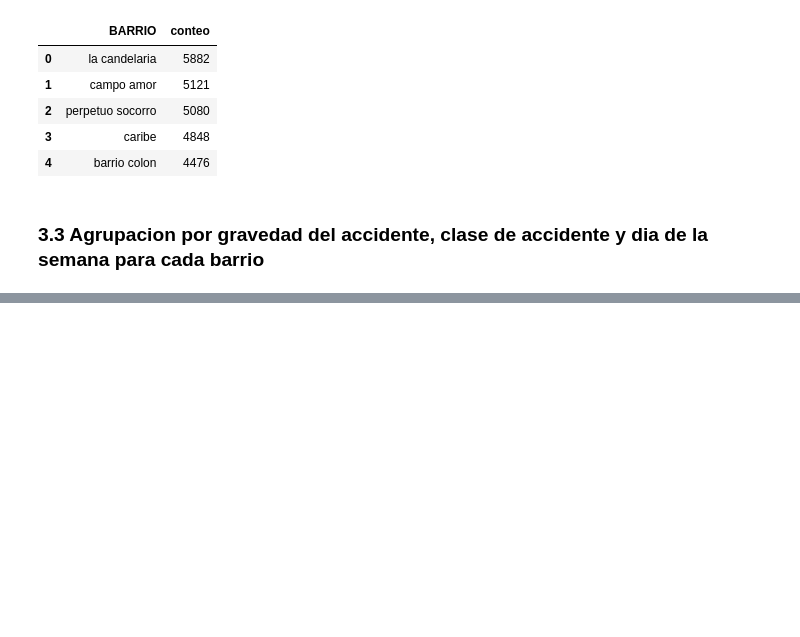
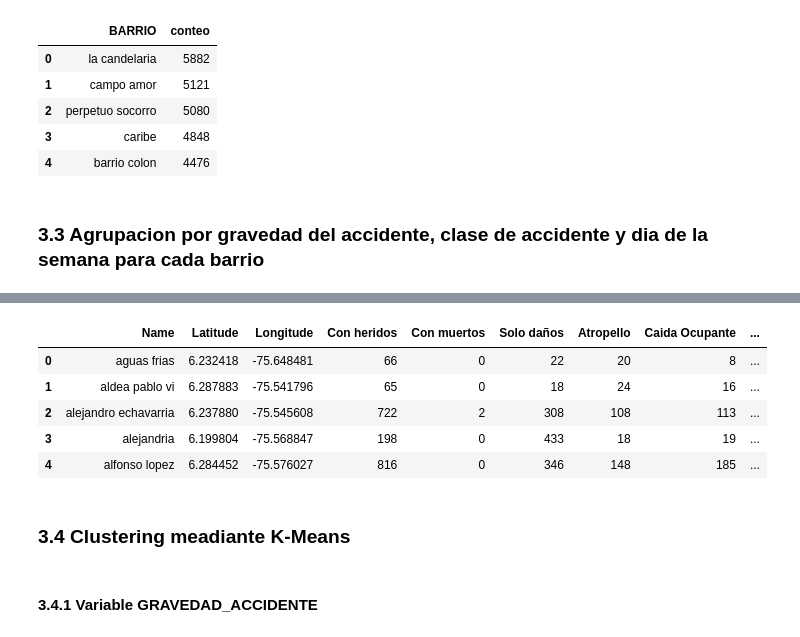
Before and after one commit to dgilrua/proyecto2-analitica, a Jupyter notebook: main.ipynb, the cells around one changed output, grey strips where cells are left out. Saved outputs shown, nothing was run; the diff lists cells and outputs as text; code cells hidden in the pictures; blank space fills up the shorter version.

```diff
--- a/main.ipynb
+++ b/main.ipynb
@@ -1001,0 +979,23 @@ array(['aguas frias', 'aldea pablo vi', 'alejandro echavarria',
+# %%
+#Llamado de las funciones antes creadas para extraer los datos
+valores_gravedad = gravedadAccidenteBarrios(barrios_2)
+valores_clase = claseAccidenteBarrios(barrios_2)
+valores_dia_semana = paymon(barrios_2)
+# %%
+#Crear dataframe para cada uno de los datos extraidos
+daframe_gravedad = pd.DataFrame(columns=header_gravedad, data=valores_gravedad)
+dataframe_clase = pd.DataFrame(columns=header_clase, data=valores_clase)
+dataframe_dia_semana = pd.DataFrame(columns=header_dia_semana, data=valores_dia_semana)
+# %%
+#Unir los dataframes creados
+df_agrupamiento = df_agrupamiento.join([daframe_gravedad, dataframe_clase, dataframe_dia_semana])
+# %%
+#Observar el dataframe creado
+df_agrupamiento.head()
+# %% [output]
+|  | Name | Latitude | Longitude | Con heridos | Con muertos | Solo daños | Atropello | Caida Ocupante | ... |
+| 0 | aguas frias | 6.232418 | -75.648481 | 66 | 0 | 22 | 20 | 8 | ... |
+| 1 | aldea pablo vi | 6.287883 | -75.541796 | 65 | 0 | 18 | 24 | 16 | ... |
+| 2 | alejandro echavarria | 6.237880 | -75.545608 | 722 | 2 | 308 | 108 | 113 | ... |
+| 3 | alejandria | 6.199804 | -75.568847 | 198 | 0 | 433 | 18 | 19 | ... |
+| 4 | alfonso lopez | 6.284452 | -75.576027 | 816 | 0 | 346 | 148 | 185 | ... |
@@ -1001,0 +1005,4 @@ array(['aguas frias', 'aldea pablo vi', 'alejandro echavarria',
+# %% [markdown]
+### 3.4 Clustering meadiante K-Means
+# %% [markdown]
+#### 3.4.1 Variable GRAVEDAD_ACCIDENTE
```
Also changed, not shown: parts of 11 cells of this notebook, 1 other file.
